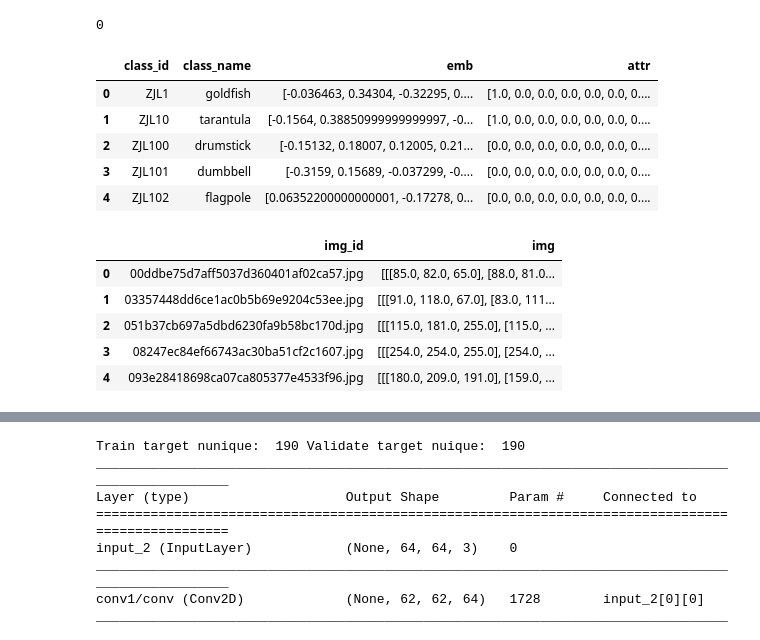
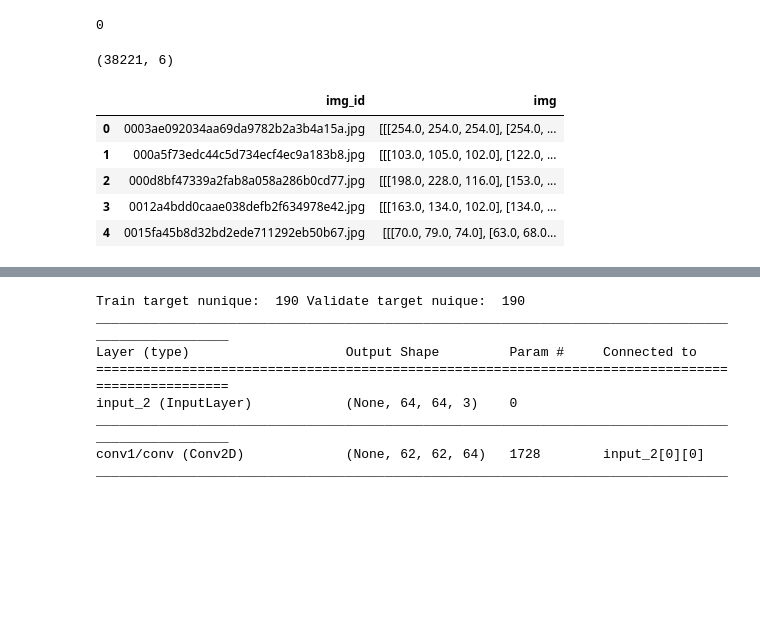
Before and after one commit to ifuding/TC, a Jupyter notebook: ZJC/Code/EmbAttrToImagFeaturesClean_GCN_DataB.ipynb, the cells around one changed output, grey strips where cells are left out. Drawn from its saved outputs; the diff is of its cells as text; code cells hidden in the pictures; blank space fills up the shorter version.

```diff
--- a/ZJC/Code/EmbAttrToImagFeaturesClean_GCN_DataB.ipynb
+++ b/ZJC/Code/EmbAttrToImagFeaturesClean_GCN_DataB.ipynb
@@ -223,23 +223,18 @@ len(set(test_data.img_id) - set(setA_test_data.img_id)) - len(set(test_data.img_
 with open(path + 'setA_train_data.pickle', 'wb') as handle:
     pickle.dump(setA_train_data, handle)
+# %%
+setA_train_data.shape
+# %% [output]
+(38221, 6)
 # %%
-class_id_emb_attr.head()
+test_data.head()
 # %% [output]
-|  | class_id | class_name | emb | attr |
-| 0 | ZJL1 | goldfish | [-0.036463, 0.34304, -0.32295, 0.... | [1.0, 0.0, 0.0, 0.0, 0.0, 0.0, 0.... |
-| 1 | ZJL10 | tarantula | [-0.1564, 0.38850999999999997, -0... | [1.0, 0.0, 0.0, 0.0, 0.0, 0.0, 0.... |
-| 2 | ZJL100 | drumstick | [-0.15132, 0.18007, 0.12005, 0.21... | [0.0, 0.0, 0.0, 0.0, 0.0, 0.0, 0.... |
-| 3 | ZJL101 | dumbbell | [-0.3159, 0.15689, -0.037299, -0.... | [0.0, 0.0, 0.0, 0.0, 0.0, 0.0, 0.... |
-| 4 | ZJL102 | flagpole | [0.06352200000000001, -0.17278, 0... | [0.0, 0.0, 0.0, 0.0, 0.0, 0.0, 0.... |
+|  | img_id | img |
+| 0 | 0003ae092034aa69da9782b2a3b4a15a.jpg | [[[254.0, 254.0, 254.0], [254.0, ... |
+| 1 | 000a5f73edc44c5d734ecf4ec9a183b8.jpg | [[[103.0, 105.0, 102.0], [122.0, ... |
+| 2 | 000d8bf47339a2fab8a058a286b0cd77.jpg | [[[198.0, 228.0, 116.0], [153.0, ... |
+| 3 | 0012a4bdd0caae038defb2f634978e42.jpg | [[[163.0, 134.0, 102.0], [134.0, ... |
+| 4 | 0015fa45b8d32bd2ede711292eb50b67.jpg | [[[70.0, 79.0, 74.0], [63.0, 68.0... |
-# %%
-setA_test_data.head()
-# %% [output]
-|  | img_id | img |
-| 0 | 00ddbe75d7aff5037d360401af02ca57.jpg | [[[85.0, 82.0, 65.0], [88.0, 81.0... |
-| 1 | 03357448dd6ce1ac0b5b69e9204c53ee.jpg | [[[91.0, 118.0, 67.0], [83.0, 111... |
-| 2 | 051b37cb697a5dbd6230fa9b58bc170d.jpg | [[[115.0, 181.0, 255.0], [115.0, ... |
-| 3 | 08247ec84ef66743ac30ba51cf2c1607.jpg | [[[254.0, 254.0, 255.0], [254.0, ... |
-| 4 | 093e28418698ca07ca805377e4533f96.jpg | [[[180.0, 209.0, 191.0], [159.0, ... |
 # %%
 fast_text =  pd.read_csv(path + '/FoundInFastText',
                         index_col = 0, sep = ' ', header = None)
```
Also changed, not shown: parts of 5 cells of this notebook, 1 other file.
